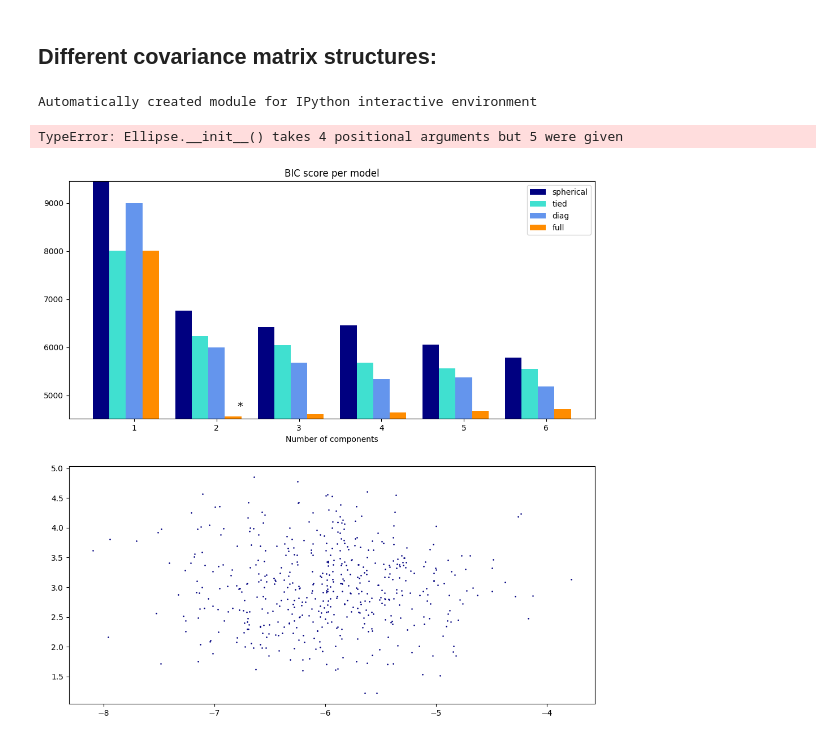
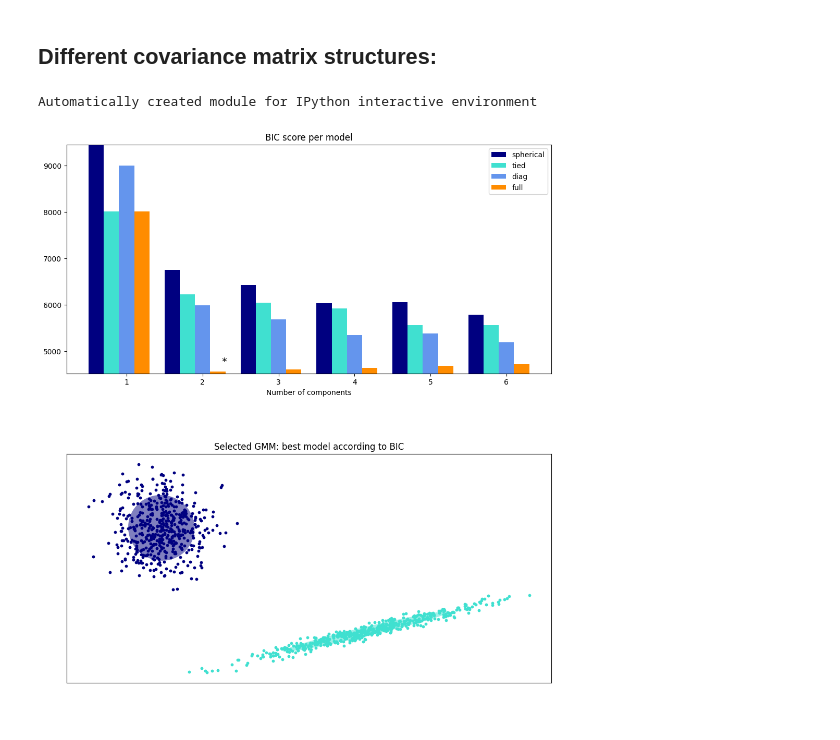
Before and after one commit to xtianu/UPC_DAPR_2025, a Jupyter notebook: S2/S2.2_Clustering analysis_PRML.ipynb, the cells around one changed output. Drawn from its saved outputs; the diff is of its cells as text; code cells hidden in the pictures.

```diff
--- a/S2/S2.2_Clustering analysis_PRML.ipynb
+++ b/S2/S2.2_Clustering analysis_PRML.ipynb
@@ -410,11 +410,11 @@ import itertools
 
 from scipy import linalg
 import matplotlib.pyplot as plt
-import matplotlib as mpl
+from matplotlib.patches import Ellipse
 
 from sklearn import mixture
 
-print(__doc__)
+print(__doc__ if '__doc__' in globals() else '')
 
 # Number of samples per component
 n_samples = 500
@@ -429,11 +429,14 @@ lowest_bic = np.inf
 bic = []
 n_components_range = range(1, 7)
 cv_types = ['spherical', 'tied', 'diag', 'full']
+best_gmm = None
+
 for cv_type in cv_types:
     for n_components in n_components_range:
         # Fit a Gaussian mixture with EM
         gmm = mixture.GaussianMixture(n_components=n_components,
-                                      covariance_type=cv_type)
+                                      covariance_type=cv_type,
+                                      random_state=0)
         gmm.fit(X)
         bic.append(gmm.bic(X))
         if bic[-1] < lowest_bic:
@@ -441,53 +444,85 @@ for cv_type in cv_types:
             best_gmm = gmm
 
 bic = np.array(bic)
-color_iter = itertools.cycle(['navy', 'turquoise', 'cornflowerblue',
-                              'darkorange'])
+
+# Plot BIC
+color_list = ['navy', 'turquoise', 'cornflowerblue', 'darkorange']
+color_iter = itertools.cycle(color_list)
 clf = best_gmm
 bars = []
 
-# Plot the BIC scores
 plt.figure(figsize=(12, 12))
 spl = plt.subplot(2, 1, 1)
-for i, (cv_type, color) in enumerate(zip(cv_types, color_iter)):
+for i, (cv_type, color) in enumerate(zip(cv_types, itertools.cycle(color_list))):
     xpos = np.array(n_components_range) + .2 * (i - 2)
     bars.append(plt.bar(xpos, bic[i * len(n_components_range):
                                   (i + 1) * len(n_components_range)],
                         width=.2, color=color))
 plt.xticks(n_components_range)
 plt.ylim([bic.min() * 1.01 - .01 * bic.max(), bic.max()])
 plt.title('BIC score per model')
 xpos = np.mod(bic.argmin(), len(n_components_range)) + .65 +\
     .2 * np.floor(bic.argmin() / len(n_components_range))
 plt.text(xpos, bic.min() * 0.97 + .03 * bic.max(), '*', fontsize=14)
 spl.set_xlabel('Number of components')
 spl.legend([b[0] for b in bars], cv_types)
 
 # Plot the winner
 splot = plt.subplot(2, 1, 2)
 Y_ = clf.predict(X)
-for i, (mean, cov, color) in enumerate(zip(clf.means_, clf.covariances_,
-                                           color_iter)):
+
+# reset color iterator for the scatter/ellipses
+color_iter = itertools.cycle(color_list)
+
+n_components = clf.means_.shape[0]
+n_features = clf.means_.shape[1]
+
+for i, mean in enumerate(clf.means_):
+    color = next(color_iter)
+
+    # Obtain the 2x2 covariance matrix for this component in a robust way
+    if clf.covariance_type == 'full':
+        cov = clf.covariances_[i]
+    elif clf.covariance_type == 'tied':
+        cov = clf.covariances_
+    elif clf.covariance_type == 'diag':
+        # diag gives per-component variances for each feature
+        cov = np.diag(clf.covariances_[i])
+    elif clf.covariance_type == 'spherical':
+        # spherical gives one variance per component
+        cov = np.eye(n_features) * clf.covariances_[i]
+    else:
+        raise ValueError(f"Unknown covariance_type: {clf.covariance_type}")
+
+    # Stabilize covariance and compute eigenvalues/eigenvectors
+    cov = cov + 1e-6 * np.eye(cov.shape[0])
     v, w = linalg.eigh(cov)
+
     if not np.any(Y_ == i):
         continue
-    # Add a small epsilon to the eigenvalues to avoid zero width or height
-    v = 2. * np.sqrt(2.) * np.sqrt(v + 1e-6)
-    angle = np.arctan2(w[0][1], w[0][0])
-    angle = 180. * angle / np.pi  # convert to degrees
 
-    ell = mpl.patches.Ellipse(mean, v[0], v[1], 180. + angle)
-    ell.set_facecolor(color)
-    ell.set_clip_box(splot.bbox)
-    ell.set_alpha(.5)
-    splot.add_artist(ell)
+    plt.scatter(X[Y_ == i, 0], X[Y_ == i, 1], s=10, color=color)
+
+    # Plot an ellipse to show the Gaussian component
+    angle = np.arctan2(w[0, 1], w[0, 0])
+    angle_deg = 180. * angle / np.pi  # convert to degrees
+    width_height = 2. * np.sqrt(2.) * np.sqrt(v)  # width, height
+
+    # Only draw ellipse if positive sizes
+    if width_height[0] > 0 and width_height[1] > 0:
+        ell = Ellipse(xy=tuple(mean),
+                      width=width_height[0],
+                      height=width_height[1],
+                      angle=180. + angle_deg)
+        ell.set_facecolor(color)
+        ell.set_alpha(.5)
+        splot.add_artist(ell)
 
 plt.xticks(())
 plt.yticks(())
-plt.title('Selected GMM: full model, 2 components')
+plt.title('Selected GMM: best model according to BIC')
 plt.subplots_adjust(hspace=.35, bottom=.02)
 plt.show()
 # %% [output]
 Automatically created module for IPython interactive environment
-TypeError: Ellipse.__init__() takes 4 positional arguments but 5 were given
-[figure, old version]
+[figure, new version]
```
